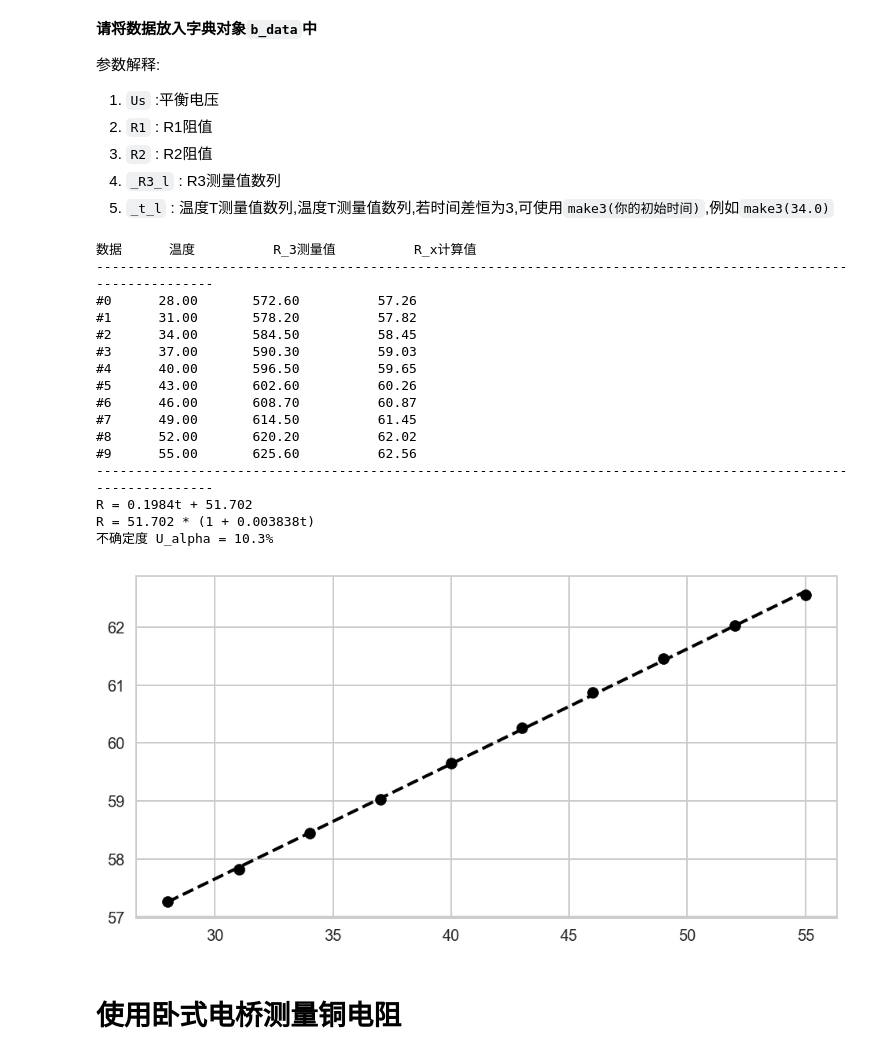
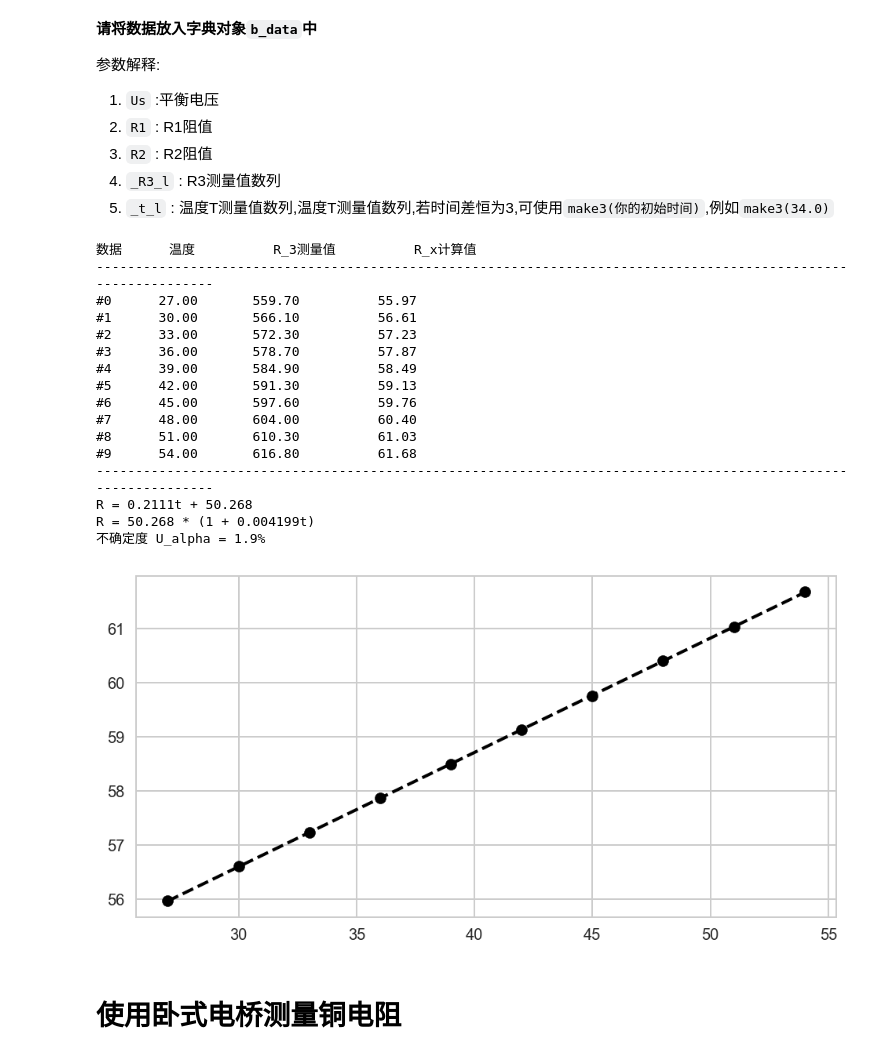
Before and after one commit to Yangjiaxi/pe, a Jupyter notebook: DC Bridge/DC_B.ipynb, the cells around one changed output. Drawn from its saved outputs; the diff is of its cells as text; code cells hidden in the pictures.

```diff
--- a/DC Bridge/DC_B.ipynb
+++ b/DC Bridge/DC_B.ipynb
@@ -53,30 +53,30 @@ def b_bridge(Us, R1, R2, _R3_l, _t_l):
 # %%
 b_data = {
     'Us'    : 5,
     'R1'    : 100,
     'R2'    : 1000,
-    '_R3_l' : [572.6,578.2,584.5,590.3,596.5,602.6,608.7,614.5,620.2,625.6],
-    '_t_l'  : make3(28)
+    '_R3_l' : [559.70,566.10,572.30,578.70,584.90,591.30,597.60,604.00,610.30,616.80],
+    '_t_l'  : make3(27)
 }
 b_bridge(**b_data)
 # %% [output]
 数据      温度          R_3测量值          R_x计算值
 ---------------------------------------------------------------------------------------------------------------
-#0      28.00       572.60          57.26
-#1      31.00       578.20          57.82
-#2      34.00       584.50          58.45
-#3      37.00       590.30          59.03
-#4      40.00       596.50          59.65
-#5      43.00       602.60          60.26
-#6      46.00       608.70          60.87
-#7      49.00       614.50          61.45
-#8      52.00       620.20          62.02
-#9      55.00       625.60          62.56
+#0      27.00       559.70          55.97
+#1      30.00       566.10          56.61
+#2      33.00       572.30          57.23
+#3      36.00       578.70          57.87
+#4      39.00       584.90          58.49
+#5      42.00       591.30          59.13
+#6      45.00       597.60          59.76
+#7      48.00       604.00          60.40
+#8      51.00       610.30          61.03
+#9      54.00       616.80          61.68
 ---------------------------------------------------------------------------------------------------------------
-R = 0.1984t + 51.702
-R = 51.702 * (1 + 0.003838t)
-不确定度 U_alpha = 10.3%
+R = 0.2111t + 50.268
+R = 50.268 * (1 + 0.004199t)
+不确定度 U_alpha = 1.9%
-[figure, old version]
+[figure, new version]
 # %% [markdown]
 # 使用卧式电桥测量铜电阻
 # %%
```
Also changed, not shown: parts of 2 cells of this notebook, 1 other file.
